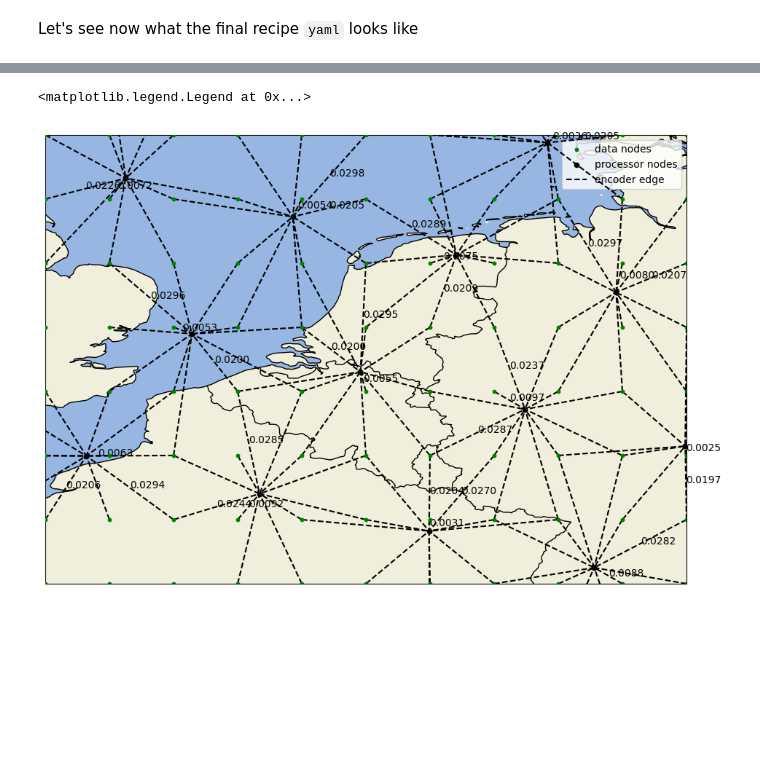
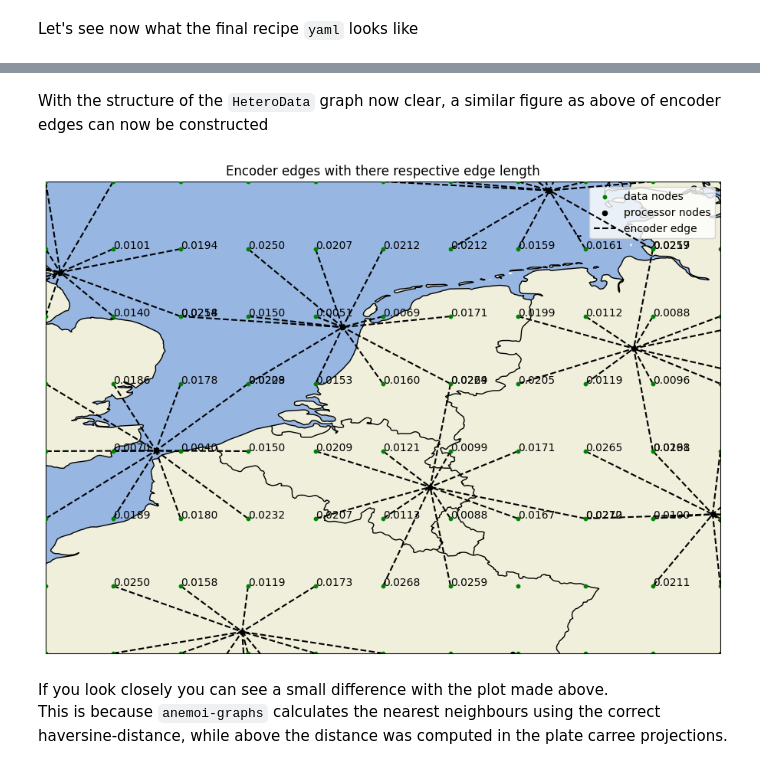
Before and after one commit to mpvginde/anemoi-demo-keisler2022, a Jupyter notebook: 2_create_graph.ipynb, the cells around one changed output, grey strips where cells are left out. Cells and saved outputs as stored; diff of their text form; code cells hidden in the pictures; blank space fills up the shorter version.

```diff
--- a/2_create_graph.ipynb
+++ b/2_create_graph.ipynb
@@ -615,4 +690,6 @@ graph_path = os.path.join(graph_dir, "keisler_graph.pt")
 # %%
 import torch
+graph = torch.load(
+    graph_path,
+    weights_only=False # We are not leading a model
+)
-# %%
-graph = torch.load(graph_path, weights_only=False)
@@ -638,0 +736,8 @@ HeteroData(
+# %%
+i = 0
+for node in graph.node_types:
+    features = graph[node]["x"]
+    print(f"There are {features.shape[0]} {node} nodes with each {features.shape[1]} features")
+    print(f"{node} node {i} has:")
+    print(f" - Latitude: {np.rad2deg(features[i,0])}") # anemoi-graphs saves latitudes and longitudes as radians!
+    print(f" - Longitude: {np.rad2deg(features[i,1])}")
@@ -638,0 +758,6 @@ HeteroData(
+# %%
+edge = ("data", "to", "processor")
+for i in range(13):
+    print(f"{edge} edge {i} connects " +
+          f"{edge[0]} node {graph[edge]["edge_index"][0,i]} to " +
+          f"{edge[-1]} node {graph[edge]["edge_index"][-1,i]}")
@@ -639,36 +778,69 @@ HeteroData(
+# %% [markdown]
+With the structure of the `HeteroData` graph now clear, a similar figure as above of encoder edges can now be constructed
 # %%
-
 fig, ax = plt.subplots(1, 1, subplot_kw={"projection":ccrs.PlateCarree()}, figsize=(12,8))
 
-ax.scatter(np.rad2deg(graph["data"]["x"][:,0]), np.rad2deg(graph["data"]["x"][:,1]), s=10, c="green",label="data nodes", zorder=20)
-ax.scatter(np.rad2deg(graph["processor"]["x"][:,0]), np.rad2deg(graph["processor"]["x"][:,1]), s=20, c="black", label="processor nodes", zorder=20)
+# Make sure all longitudes are mapped from [0, 360] to [-180, 180]
+data_latlons = (np.rad2deg(graph["data"]["x"]) + 180 ) % 360 - 180
+processor_latlons = (np.rad2deg(graph["processor"]["x"]) + 180 ) % 360 - 180
+
+# Plot the data nodes
+ax.scatter(
+    data_latlons[:,1],  # longitudes
+    data_latlons[:,0], # latitudes
+    s=10,
+    c="green",
+    label="data nodes",
+    zorder=20
+)
+
+# Plot the processor nodes
+ax.scatter(
+    processor_latlons[:,1], # longitudes
+    processor_latlons[:,0], # latitudes
+    s=20,
+    c="black",
+    label="processor nodes",
+    zorder=20
+)
+
 encoder_edges = graph[("data","to","processor")]["edge_index"]
-cnt = 0
+# Loop over the edges
 for i in range(encoder_edges.shape[1]):
+    i_data = encoder_edges[0,i]      # index of the source data node
+    i_processor = encoder_edges[1,i] # index of the target processor node
 
-    i_data = encoder_edges[0,i]
-    i_processor = encoder_edges[1,i]
-    lon_data, lat_data = (np.rad2deg(graph["data"]["x"][i_data,:]) + 180) % 360 -180
-    lon_proc, lat_proc = (np.rad2deg(graph["processor"]["x"][i_processor,:]) + 180) %360 - 180
-    lon_text, lat_text = (np.mean([lon_data,lon_proc]), np.mean([lat_data, lat_proc]))
+    # lat-lon of the soure data node
+    lat_data, lon_data = data_latlons[i_data,:]
+    # lat-lon of the target processor node
+    lat_proc, lon_proc = processor_latlons[i_processor,:]
+
+    # helper lat-lon for the label
+    lat_text, lon_text = (lat_data, lon_data)
+
+    # Only plot edges within the extent
     if lon_proc > 0 and lon_proc < 10 and lat_proc > 48 and lat_proc < 55:
+        # Plot the edge
         im = ax.plot(
             [lon_data, lon_proc],
             [lat_data, lat_proc],
             c="black",
             ls="--",
             zorder=15
         )
-        if cnt % 4 == 0 and lon_text > 0 and lon_text < 10 and lat_text > 48 and lat_text < 55:
+        if lon_text > 0 and lon_text < 10 and lat_text > 48 and lat_text < 55:
+            # Plot the edge_length attribute
             ax.text(x=lon_text,y=lat_text,s=f"{graph[("data","to","processor")]["edge_length"][i][0]:.4f}")
-        cnt += 1
 im[0].set_label("encoder edge")
 ax.add_feature(cf.OCEAN)
 ax.add_feature(cf.LAND)
 ax.add_feature(cf.BORDERS)
 ax.coastlines()
 ax.set_extent([0,10,48,55])
 ax.legend(loc="upper right")
+_ = ax.set_title("Encoder edges with there respective edge length")
 # %% [output]
-<matplotlib.legend.Legend at 0x...>
-[figure, old version]
+[figure, new version]
+# %% [markdown]
+If you look closely you can see a small difference with the plot made above.
+This is because `anemoi-graphs` calculates the nearest neighbours using the correct haversine-distance, while above the distance was computed in the plate carree projections.
```
Also changed, not shown: parts of 41 cells of this notebook, 1 other file.
